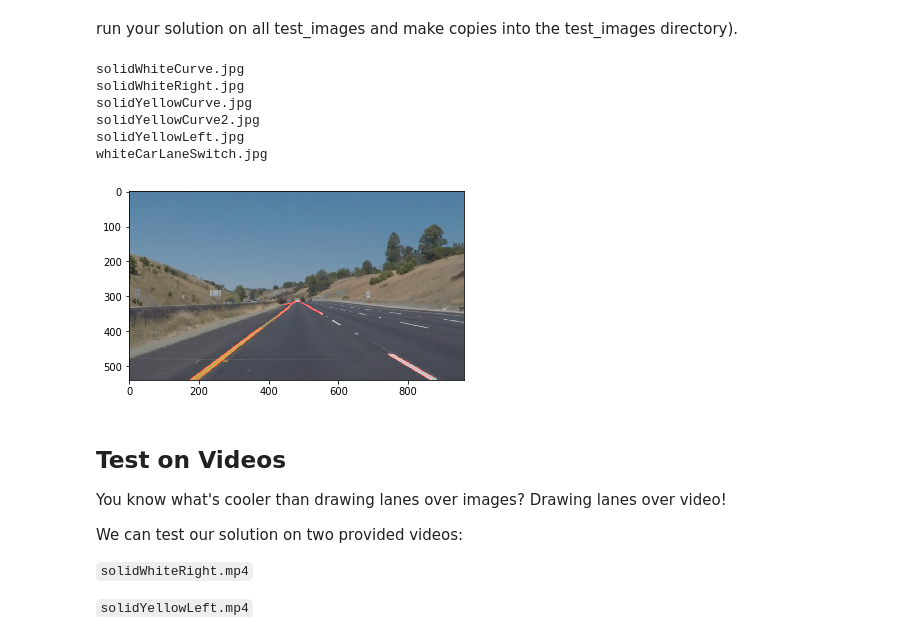
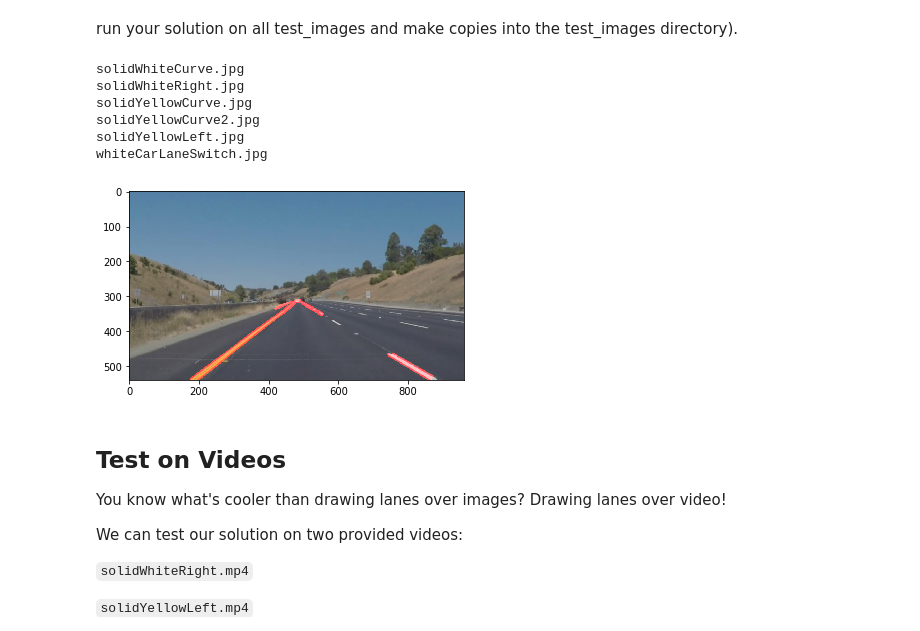
Before and after one commit to SherylHohman/CarND-LaneLines-P1, a Jupyter notebook: P1.ipynb, the cells around one changed output. Drawn from its saved outputs; the diff is of its cells as text; code cells hidden in the pictures.

Commit message:
WIP: draw_lines: begin customizing draw_lines function

```diff
--- a/P1.ipynb
+++ b/P1.ipynb
@@ -111,6 +111,7 @@ def region_of_interest(img, vertices):
 
 
 def draw_lines(img, lines, color=[255, 0, 0], thickness=2):
+    thickness = 10
     """
     NOTE: this is the function you might want to use as a starting point once you want to
     average/extrapolate the line segments you detect to map out the full
@@ -144,7 +145,7 @@ def hough_lines(img, rho, theta, threshold, min_line_len, max_line_gap):
 
 # Python 3 has support for cool math symbols.
 
-def weighted_img(img, initial_img, α=0.8, β=1., λ=0.):
+def weighted_img(img, initial_img, a=0.8, ß=1., λ=0.):
     """
     `img` is the output of the hough_lines(), An image with lines drawn on it.
     Should be a blank image (all black) with lines drawn on it.
@@ -153,10 +154,10 @@ def weighted_img(img, initial_img, α=0.8, β=1., λ=0.):
 
     The result image is computed as follows:
 
-    initial_img * α + img * β + λ
+    initial_img * a + img * ß + λ
     NOTE: initial_img and img must be the same shape!
     """
-    return cv2.addWeighted(initial_img, α, img, β, λ)
+    return cv2.addWeighted(initial_img, a, img, ß, λ)
 # %% [markdown]
 ## Test on Images
 
@@ -219,8 +220,9 @@ for f in files:
     # save masked image for testing purposes
     # todo: delete or comment out when finished
     masked_image = np.copy(region_of_interest(color_select, vertices))
-    mpimg.imsave('test_images/1mask_'+f, masked_image)
-    plt.imshow(masked_image)
+
+    #mpimg.imsave('test_images/1mask_'+f, masked_image)
+    #plt.imshow(masked_image)
 
     ## Edge Detection
 
@@ -229,15 +231,15 @@ for f in files:
     gray = grayscale(image)
 
     #show image
-    plt.imshow(gray, cmap='gray')
+    #plt.imshow(gray, cmap='gray')
 
     # Define a kernel size for Gaussian smoothing and apply
     kernel_size = 5
     blur_gray = gaussian_blur(gray, kernel_size)
 
     #show image
-    plt.imshow(blur_gray, cmap='gray')
-    mpimg.imsave('test_images/2blur_'+f, blur_gray)
+    #plt.imshow(blur_gray, cmap='gray')
+    #mpimg.imsave('test_images/2blur_'+f, blur_gray)
 
 
     # Define our parameters for Canny and apply
@@ -245,50 +247,50 @@ for f in files:
     high_threshold = 150
     edges = canny(gray, low_threshold, high_threshold)
 
-    plt.imshow(edges, cmap='gray')
-    mpimg.imsave('test_images/3edges_'+f, edges)
+    #plt.imshow(edges, cmap='gray')
+    #mpimg.imsave('test_images/3edges_'+f, edges)
 
     # apply mask to canny edges image
     masked_edges = region_of_interest(edges, vertices)
 
     mpimg.imsave('test_images/4masked_'+f, masked_edges)
-    plt.imshow(masked_edges)
+    #plt.imshow(masked_edges)
 
 
     ## Houghes
 
     # Define the Hough transform parameters
     rho = 2              # resolution in pixels of the Hough grid
     theta = np.pi/180 *1 # angular resolution in radians of the Hough grid
     threshold    = 14    # minimum number of votes (intersections in Hough grid cell)
     min_line_len = 30    # minimum number of pixels making up a line
     max_line_gap = 8     # maximum gap in pixels between connectable line segments
 
     # Run Hough on masked_edge (masked-canney) image
-    houghes_img = hough_lines(masked_edges, rho, theta, threshold, min_line_len, max_line_gap)
-    mpimg.imsave('test_images/5houghes_'+f, houghes_img)
-    plt.imshow(houghes_img)
+    lines_img = hough_lines(masked_edges, rho, theta, threshold, min_line_len, max_line_gap)
+    mpimg.imsave('test_images/5lines_'+f, lines_img)
+    plt.imshow(lines_img)
 
 
     ## Draw Lines
     # draw_lines is called from INSIDE hough_lines !
 
     # overlay lane lines (houghes_img) onto orig (color_select) image
-    weighted = weighted_img(houghes_img, color_select, α=0.8, β=1., λ=0.)
+    final = weighted_img(lines_img, color_select, a=0.8, ß=1., λ=0.)
     plt.imshow(weighted)
 
 
     # save final image with line lanes drawn on it
     # todo: change naming of copied file (prefer: base_lanes.ext)
-    mpimg.imsave('test_images/9lanes_'+f, weighted)
+    mpimg.imsave('test_images/9lanes_'+f, final)
 # %% [output]
 solidWhiteCurve.jpg
 solidWhiteRight.jpg
 solidYellowCurve.jpg
 solidYellowCurve2.jpg
 solidYellowLeft.jpg
 whiteCarLaneSwitch.jpg
-[figure, old version]
+[figure, new version]
 # %% [markdown]
 ## Test on Videos
 
```
Also changed, not shown: 40 other files.
